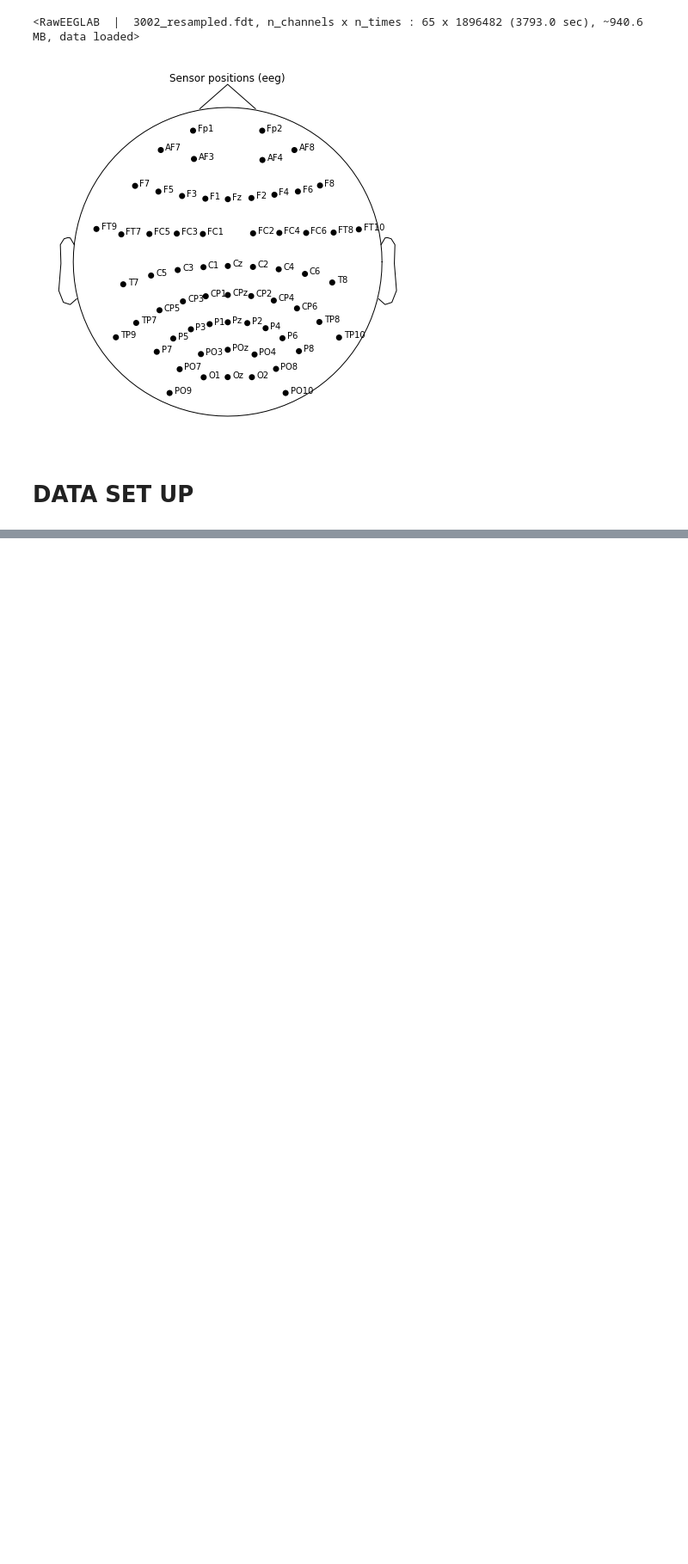
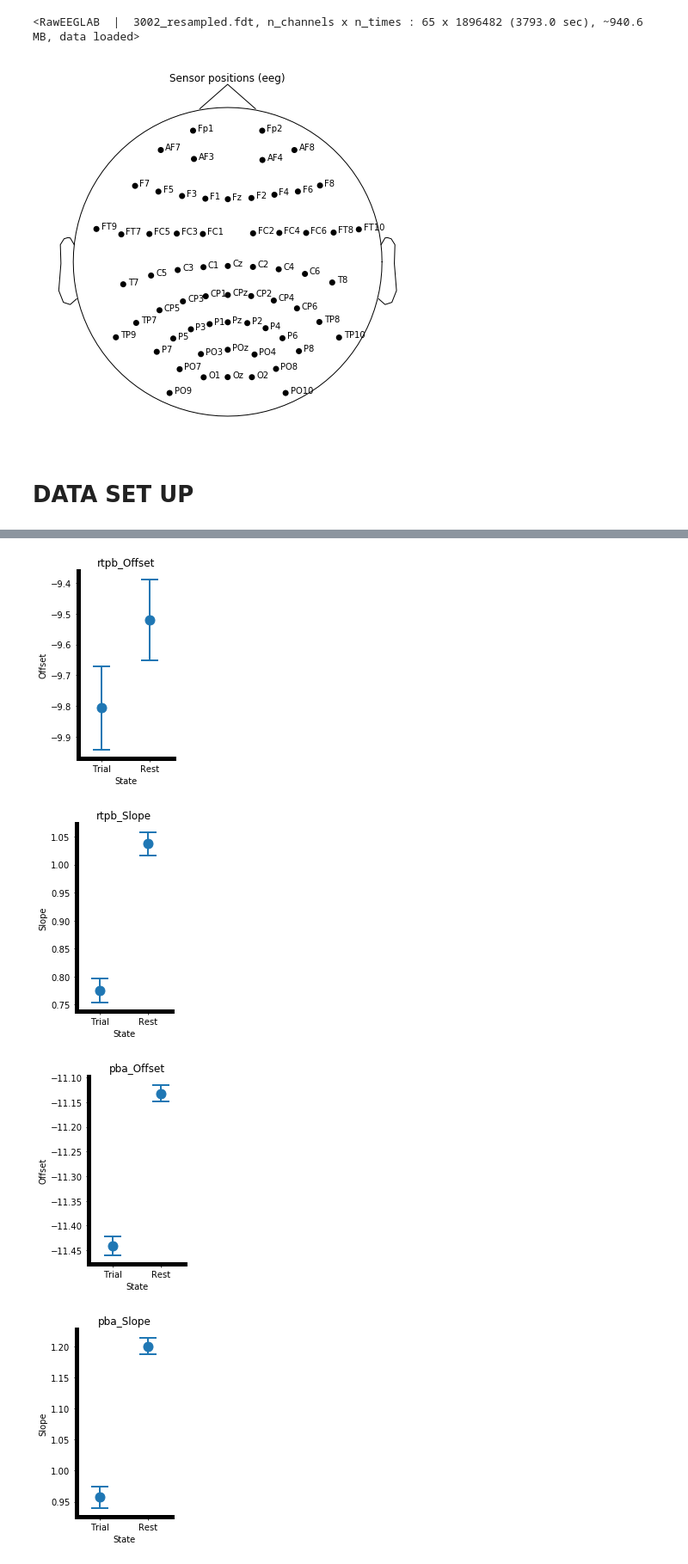
Before and after one commit to voytekresearch/EEGMapping, a Jupyter notebook: local/notebooks/GroupAnalysis.ipynb, the cells around one changed output, grey strips where cells are left out. Shown at 86% size. Cells and saved outputs as stored; diff of their text form; code cells hidden in the pictures; blank space fills up the shorter version.

```diff
--- a/local/notebooks/GroupAnalysis.ipynb
+++ b/local/notebooks/GroupAnalysis.ipynb
@@ -109,4 +119,16 @@ pos = montage.get_pos2d()
 montage = None
 # %% [markdown]
 # DATA SET UP
+# %%
+# Load oscillations data
+rtPB_rest_results = load_pickle('rtPB_rest_results')
+rtPB_trial_results = load_pickle('rtPB_trial_results')
+PBA_rest_results = load_pickle('PBA_rest_results')
+PBA_trial_results = load_pickle('PBA_trial_results')
+# %%
+# Load slope data
+rtPB_rest_slope_results = load_pickle('rtPB_rest_slope_results')
+rtPB_trial_slope_results = load_pickle('rtPB_trial_slope_results')
+PBA_rest_slope_results = load_pickle('PBA_rest_slope_results')
+PBA_trial_slope_results = load_pickle('PBA_trial_slope_results')
 # %%
@@ -253,0 +207,9 @@ rtPB_across_slope_corr_trial = run_array_across_blocks('rtPB', rtPB_trial_slope_
+# %%
+# Run analysis across state - slope
+for label, group in zip(labels, groups_slopes):
+    run_state_array(group, label, False, ['Offset', 'Slope'], SAVE_FIGS)
+# %% [output]
+[figure, added]
+[figure, added]
+[figure, added]
+[figure, added]
```
Also changed, not shown: parts of 32 cells of this notebook.
